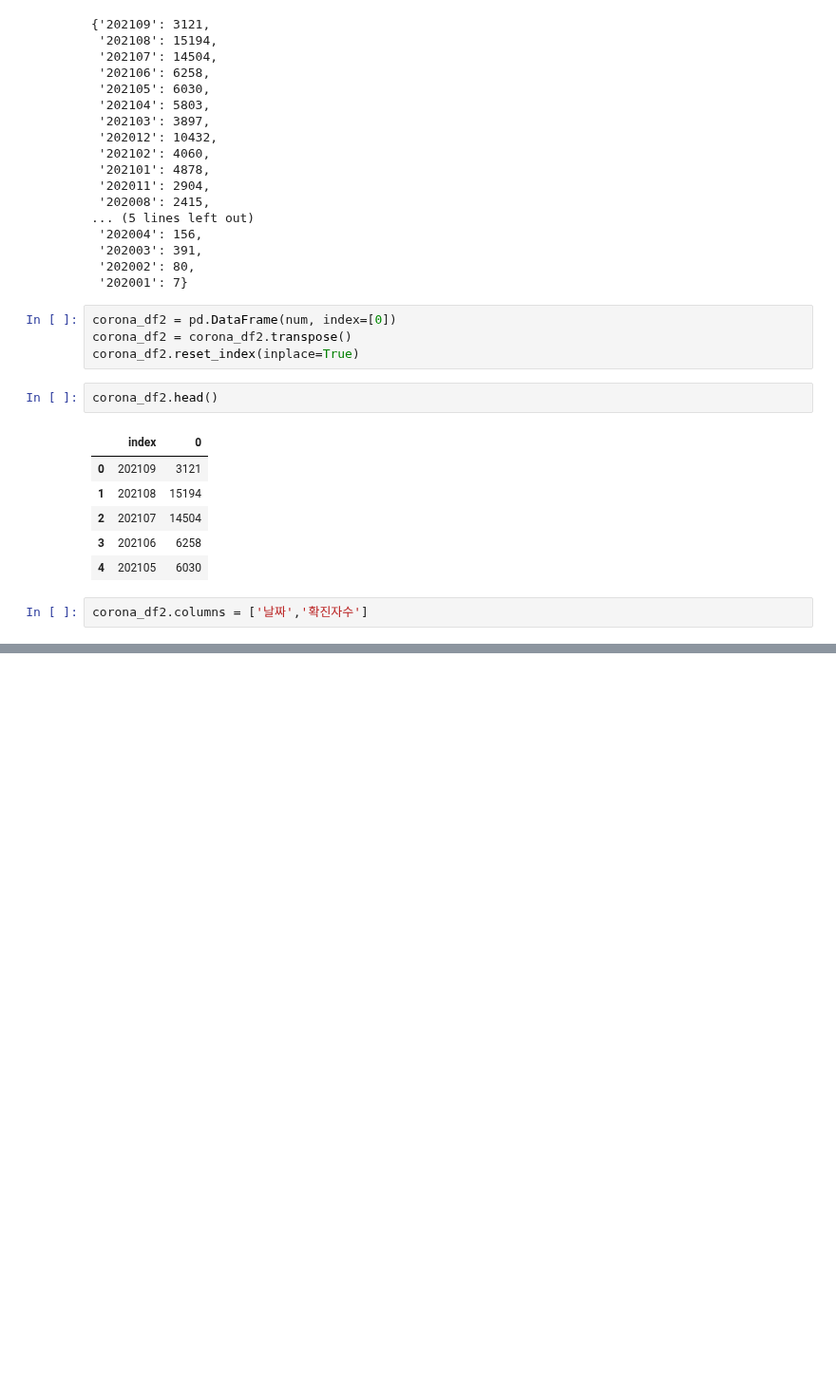
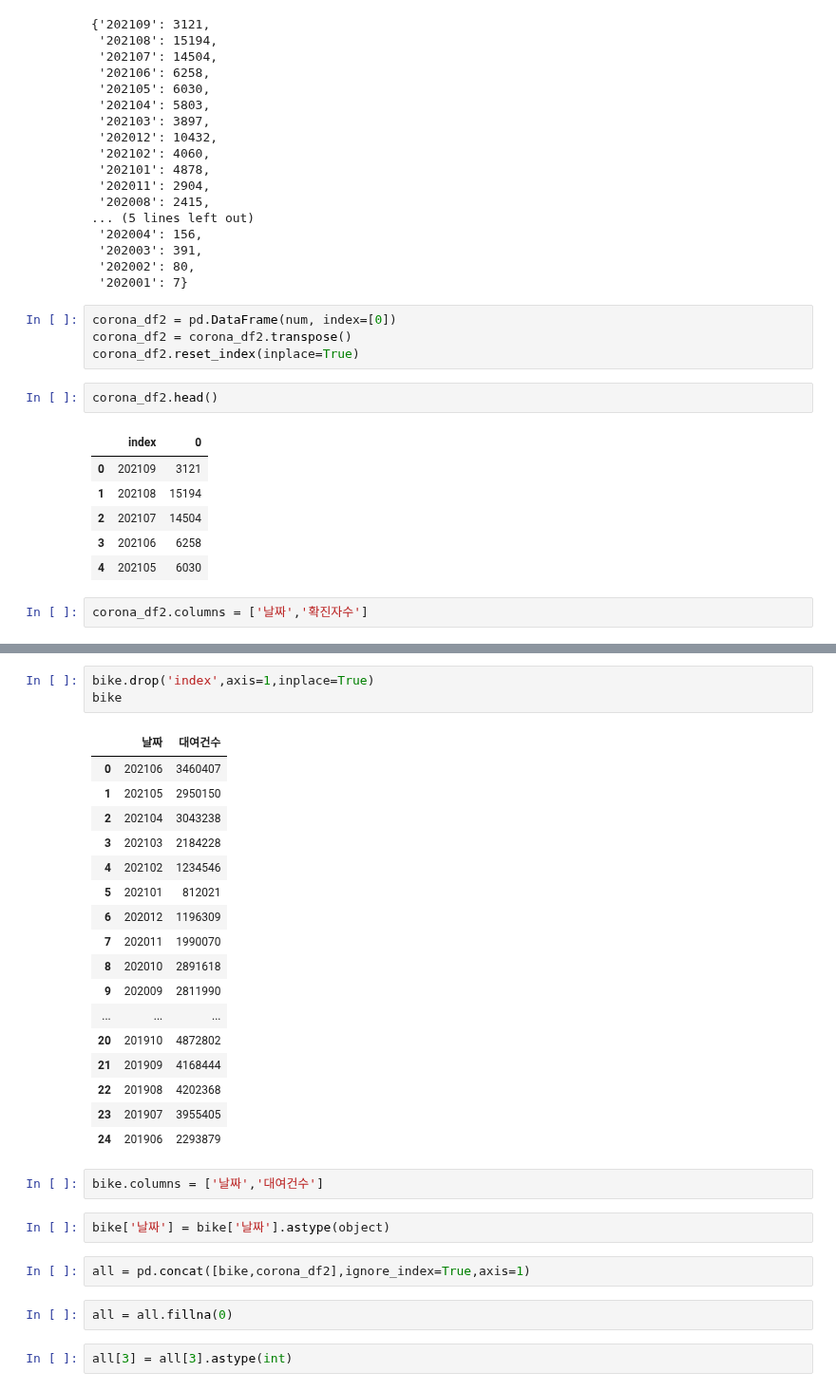
Before and after one commit to y7y1h13/StatisticsAnal, a Jupyter notebook: newPan/분석과제/분석과제.ipynb, the cells around one changed output, grey strips where cells are left out. Shown at 95% size. Saved outputs shown, nothing was run; the diff lists cells and outputs as text; blank space fills up the shorter version.

```diff
--- a/newPan/분석과제/분석과제.ipynb
+++ b/newPan/분석과제/분석과제.ipynb
@@ -489,0 +285,31 @@ ValueError: cannot reindex from a duplicate axis
+# %%
+bike.drop('index',axis=1,inplace=True)
+bike
+# %% [output]
+|  | 날짜 | 대여건수 |
+| 0 | 202106 | 3460407 |
+| 1 | 202105 | 2950150 |
+| 2 | 202104 | 3043238 |
+| 3 | 202103 | 2184228 |
+| 4 | 202102 | 1234546 |
+| 5 | 202101 | 812021 |
+| 6 | 202012 | 1196309 |
+| 7 | 202011 | 1990070 |
+| 8 | 202010 | 2891618 |
+| 9 | 202009 | 2811990 |
+| ... | ... | ... |
+| 20 | 201910 | 4872802 |
+| 21 | 201909 | 4168444 |
+| 22 | 201908 | 4202368 |
+| 23 | 201907 | 3955405 |
+| 24 | 201906 | 2293879 |
+# %%
+bike.columns = ['날짜','대여건수']
+# %%
+bike['날짜'] = bike['날짜'].astype(object)
+# %%
+all = pd.concat([bike,corona_df2],ignore_index=True,axis=1)
+# %%
+all = all.fillna(0)
+# %%
+all[3] = all[3].astype(int)
```
Also changed, not shown: parts of 56 cells of this notebook, 1 other file.
